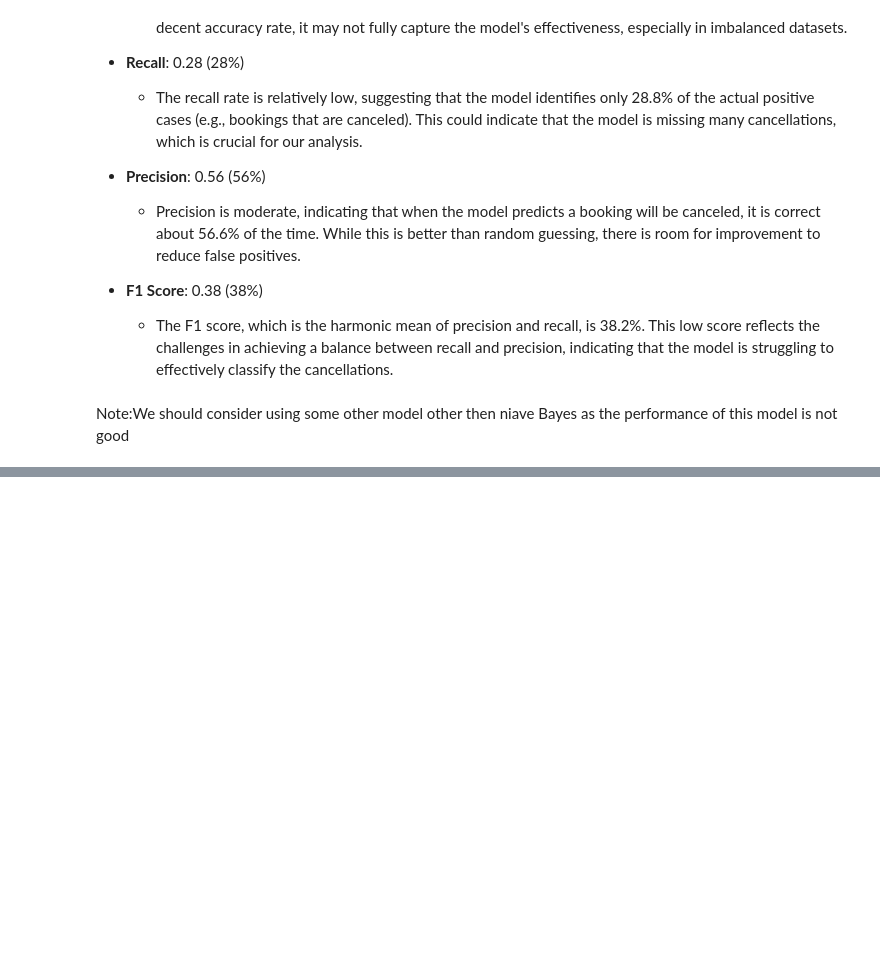
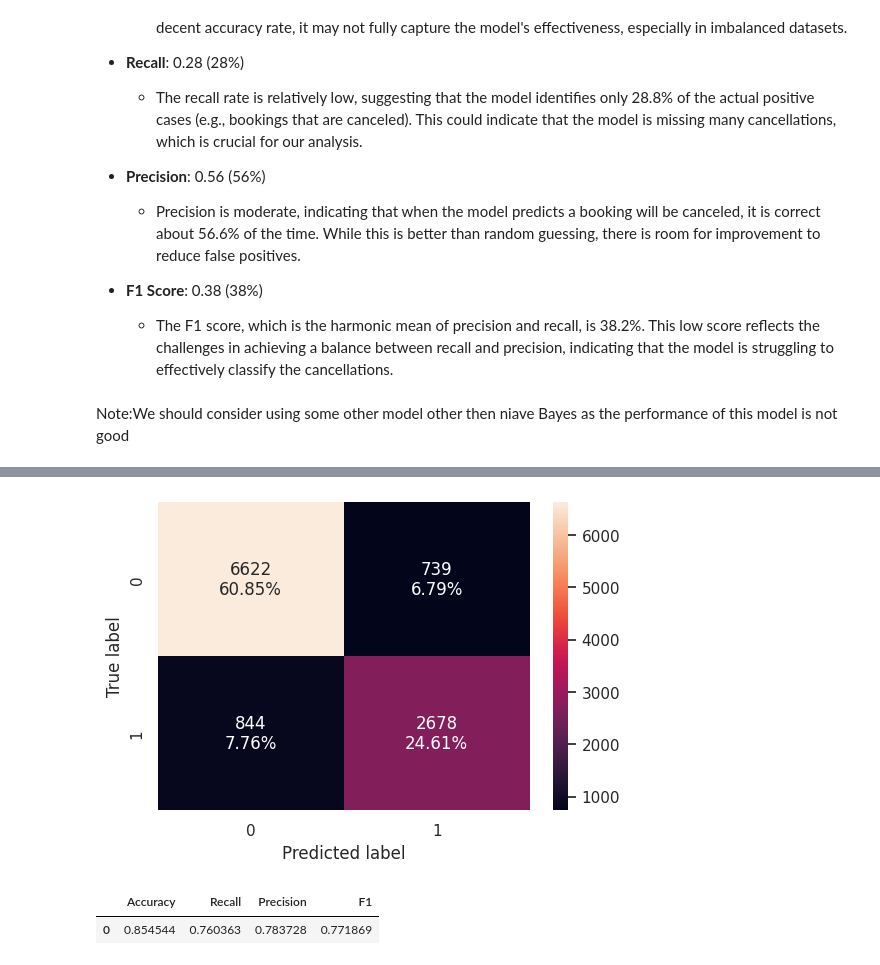
Before and after one commit to Rajesh2015/inn-hotels-bookings, a Jupyter notebook: inn_hotel_bookings_solution.ipynb, the cells around one changed output, grey strips where cells are left out. Drawn from its saved outputs; the diff is of its cells as text; code cells hidden in the pictures; blank space fills up the shorter version.

```diff
--- a/inn_hotel_bookings_solution.ipynb
+++ b/inn_hotel_bookings_solution.ipynb
@@ -2145,0 +2268,10 @@ Model Building KNN(K nearest Neighbour)
+# %%
+confusion_matrix_sklearn(knn_3,  X_test_scaled, y_test_knn)
+# %% [output]
+[figure, added]
+# %%
+knn_performance_precesion_recall_threshold_test=model_performance_classification_sklearn(model=knn_3, predictors=X_test_scaled, target=y_test_knn)
+knn_performance_precesion_recall_threshold_test
+# %% [output]
+|  | Accuracy | Recall | Precision | F1 |
+| 0 | 0.854544 | 0.760363 | 0.783728 | 0.771869 |
```
Also changed, not shown: parts of 30 cells of this notebook.
